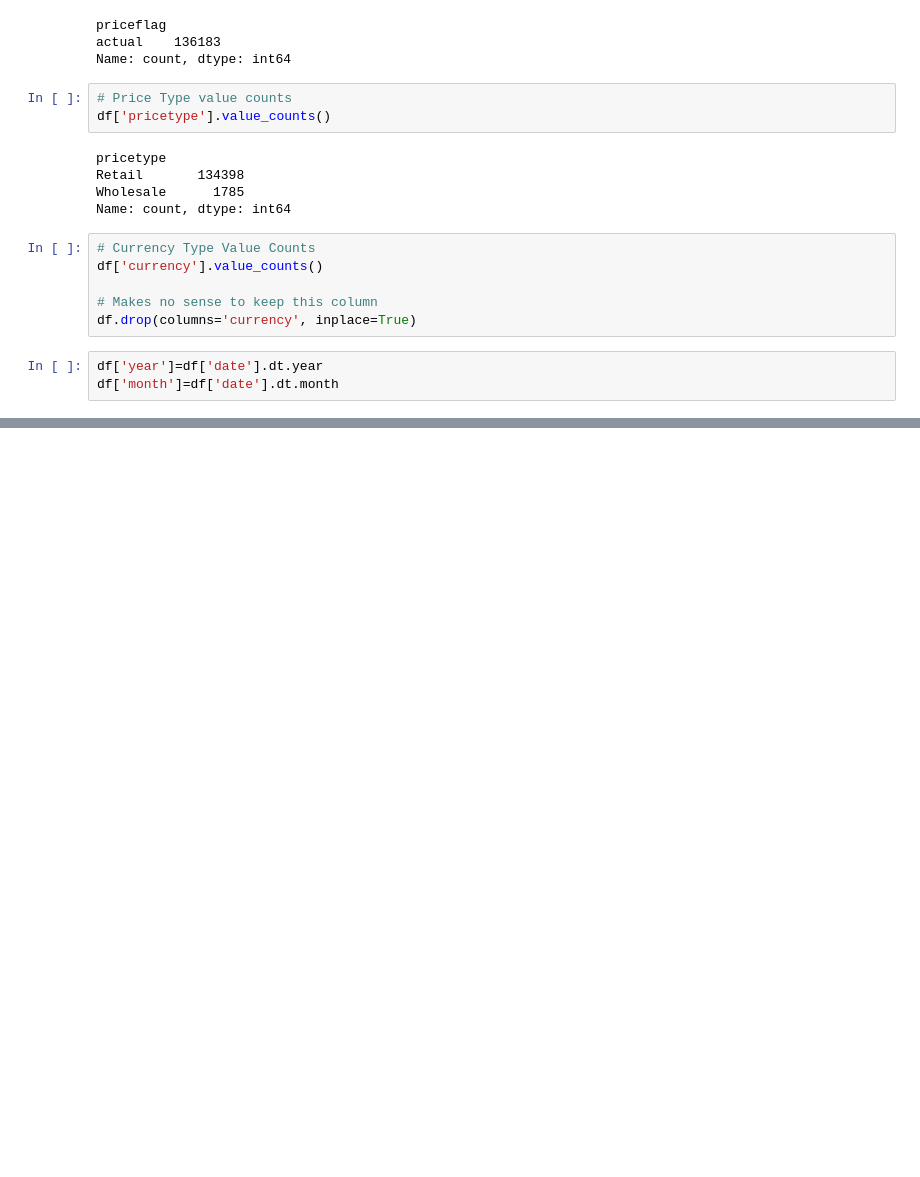
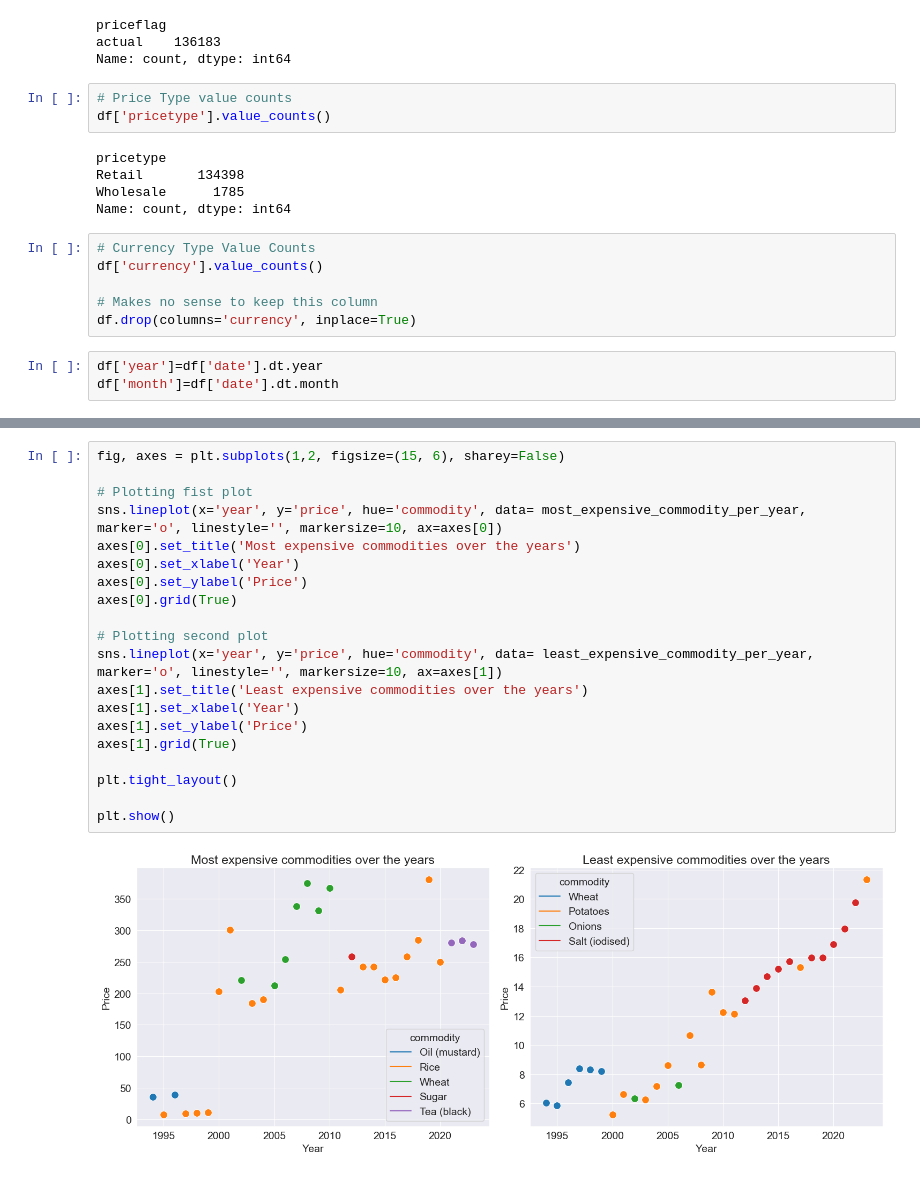
Before and after one commit to rbhattar07/Indian---Food-Prices-, a Jupyter notebook: main.ipynb, the cells around one changed output, grey strips where cells are left out. Saved outputs shown, nothing was run; the diff lists cells and outputs as text; blank space fills up the shorter version.

```diff
--- a/main.ipynb
+++ b/main.ipynb
@@ -279,0 +346,22 @@ df
+# %%
+fig, axes = plt.subplots(1,2, figsize=(15, 6), sharey=False)
+
+# Plotting fist plot
+sns.lineplot(x='year', y='price', hue='commodity', data= most_expensive_commodity_per_year, marker='o', linestyle='', markersize=10, ax=axes[0])
+axes[0].set_title('Most expensive commodities over the years')
+axes[0].set_xlabel('Year')
+axes[0].set_ylabel('Price')
+axes[0].grid(True)
+
+# Plotting second plot
+sns.lineplot(x='year', y='price', hue='commodity', data= least_expensive_commodity_per_year, marker='o', linestyle='', markersize=10, ax=axes[1])
+axes[1].set_title('Least expensive commodities over the years')
+axes[1].set_xlabel('Year')
+axes[1].set_ylabel('Price')
+axes[1].grid(True)
+
+plt.tight_layout()
+
+plt.show()
+# %% [output]
+[figure, added]
```
Also changed, not shown: parts of 7 cells of this notebook.
